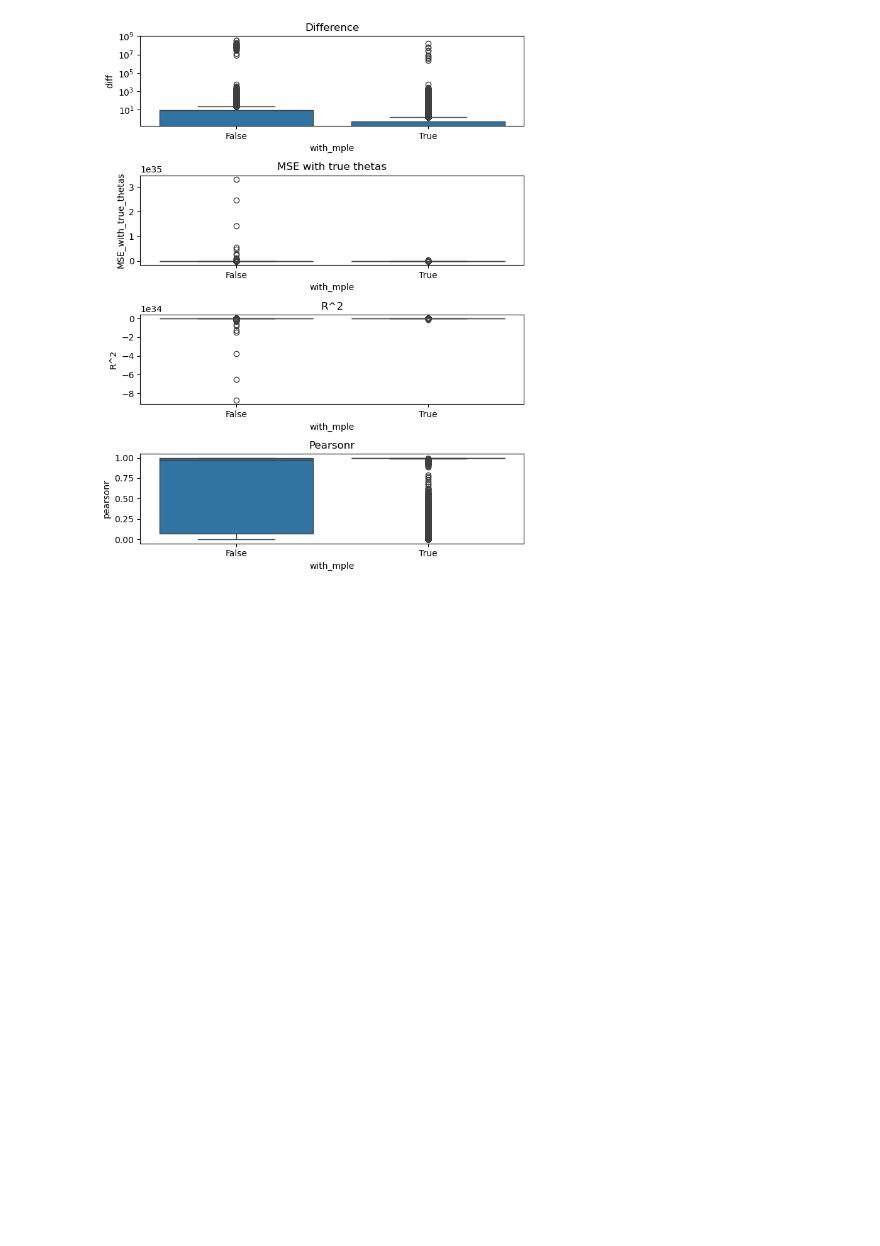
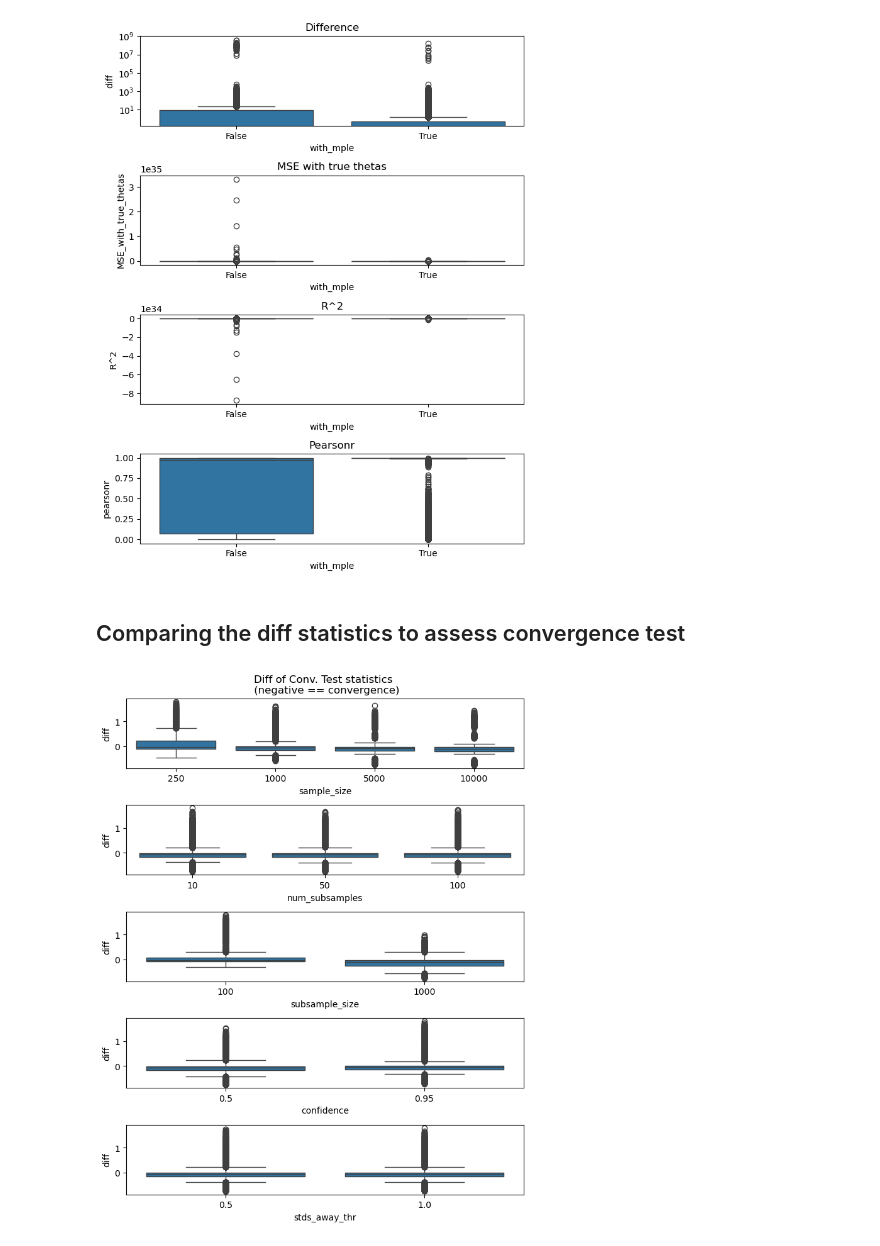
Before and after one commit to tomtalp/pyERGM, a Jupyter notebook: examples/convergence_benchmarks.ipynb, the cells around one changed output. Cells and saved outputs as stored; diff of their text form; code cells hidden in the pictures; blank space fills up the shorter version.

```diff
--- a/examples/convergence_benchmarks.ipynb
+++ b/examples/convergence_benchmarks.ipynb
@@ -1039,3 +1093,32 @@ plt.tight_layout()
 plt.show()
 # %% [output]
 [figure]
+# %% [markdown]
+## Comparing the diff statistics to assess convergence test
+# %%
+# df_for_conv_test = df[(df["with_mple"] == True) & (df["mcmc_steps_per_sample"] > 18) & (df["sample_size"] > 1000)]
+
+df_for_conv_test = df[(df["with_mple"] == True) & (df["mcmc_steps_per_sample"] > 18)]
+
+fig, ax = plt.subplots(nrows=5, ncols=1, figsize=(7, 9))
+sns.boxplot(data=df_for_conv_test, x="sample_size", y="diff", ax=ax[0])
+
+sns.boxplot(data=df_for_conv_test, x="num_subsamples", y="diff", ax=ax[1])
+
+sns.boxplot(data=df_for_conv_test, x="subsample_size", y="diff", ax=ax[2])
+
+sns.boxplot(data=df_for_conv_test, x="confidence", y="diff", ax=ax[3])
+
+sns.boxplot(data=df_for_conv_test, x="stds_away_thr", y="diff", ax=ax[4])
+
+ax[0].set_title("Diff of Conv. Test statistics \n (negative == convergence)")
+# ax[1].set_title("Difference")
+# ax[2].set_title("Difference")
+# ax[3].set_title("Difference")
+
+# ax[0].set_yscale("log")
+
+plt.tight_layout()
+plt.show()
+# %% [output]
+[figure, added]
```
Also changed, not shown: parts of 15 cells of this notebook.
